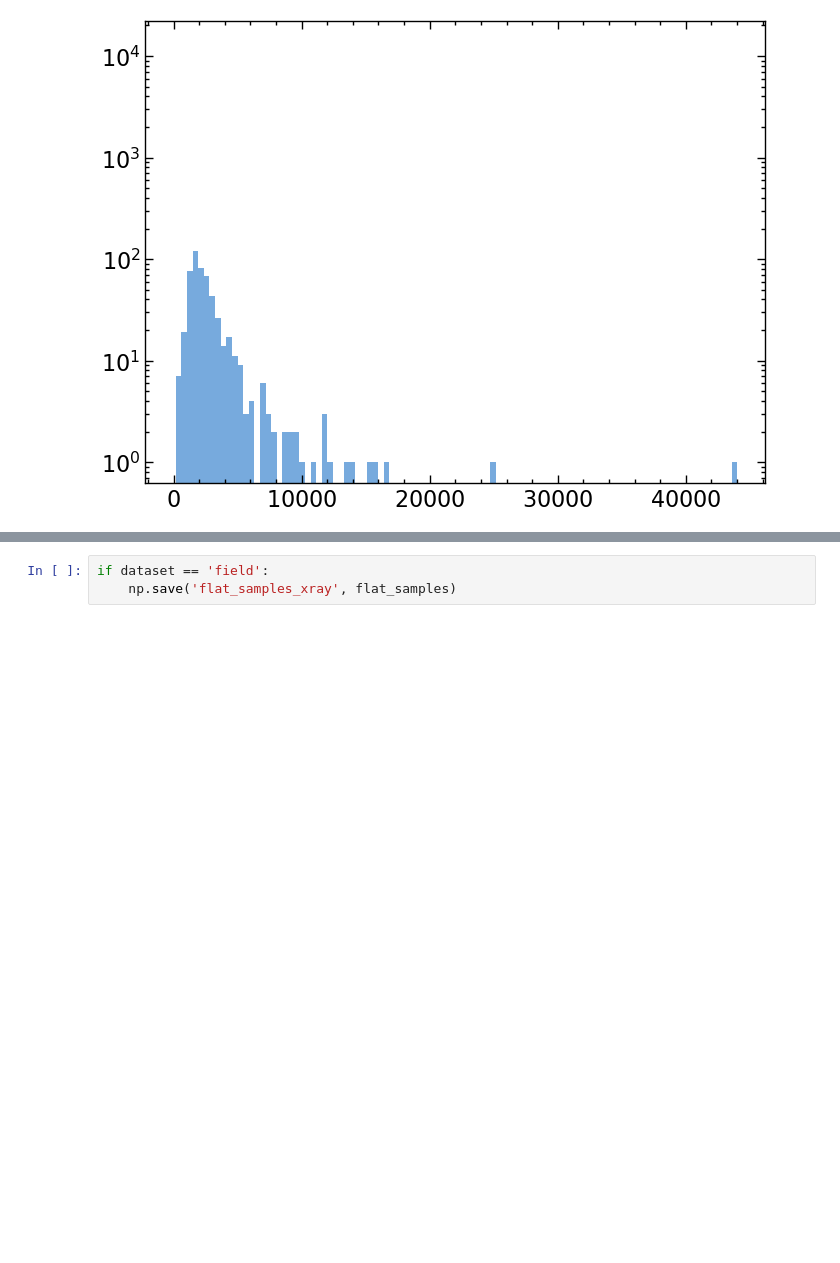
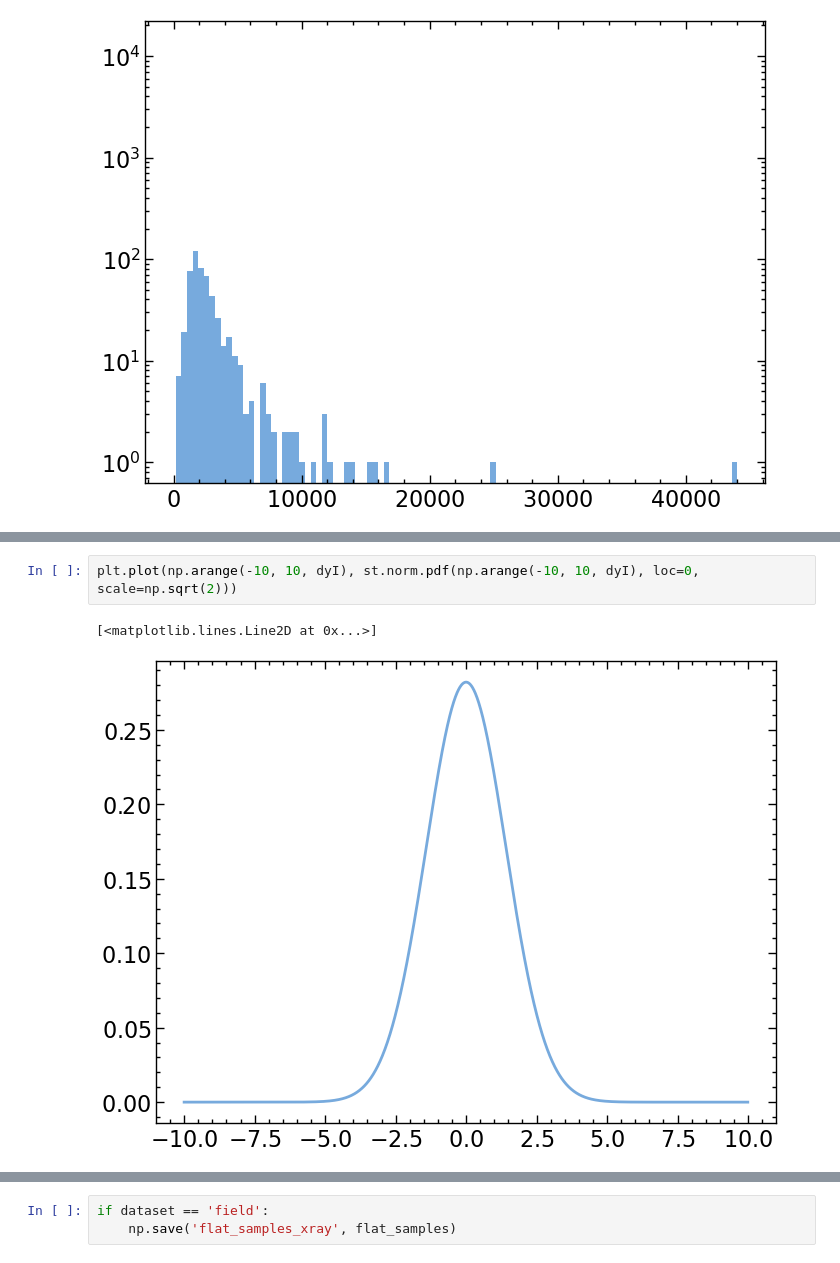
Before and after one commit to burke86/imbh_demographics, a Jupyter notebook: xray.ipynb, the cells around one changed output, grey strips where cells are left out. Cells and saved outputs as stored; diff of their text form; blank space fills up the shorter version.

```diff
--- a/xray.ipynb
+++ b/xray.ipynb
@@ -1364,0 +1441,5 @@ KeyboardInterrupt:
+# %%
+plt.plot(np.arange(-10, 10, dyI), st.norm.pdf(np.arange(-10, 10, dyI), loc=0, scale=np.sqrt(2)))
+# %% [output]
+[<matplotlib.lines.Line2D at 0x...>]
+[figure, added]
```
Also changed, not shown: parts of 20 cells of this notebook.
